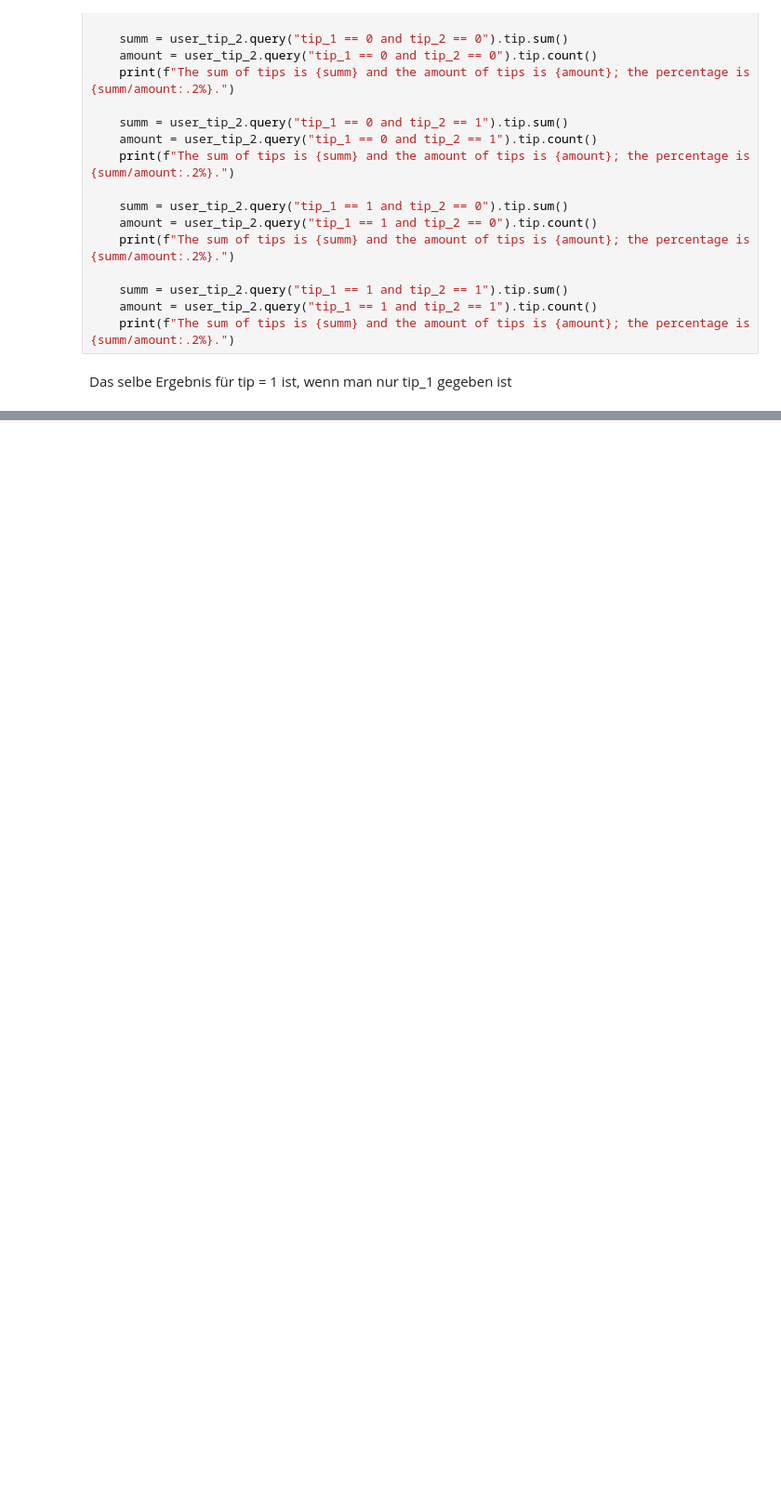
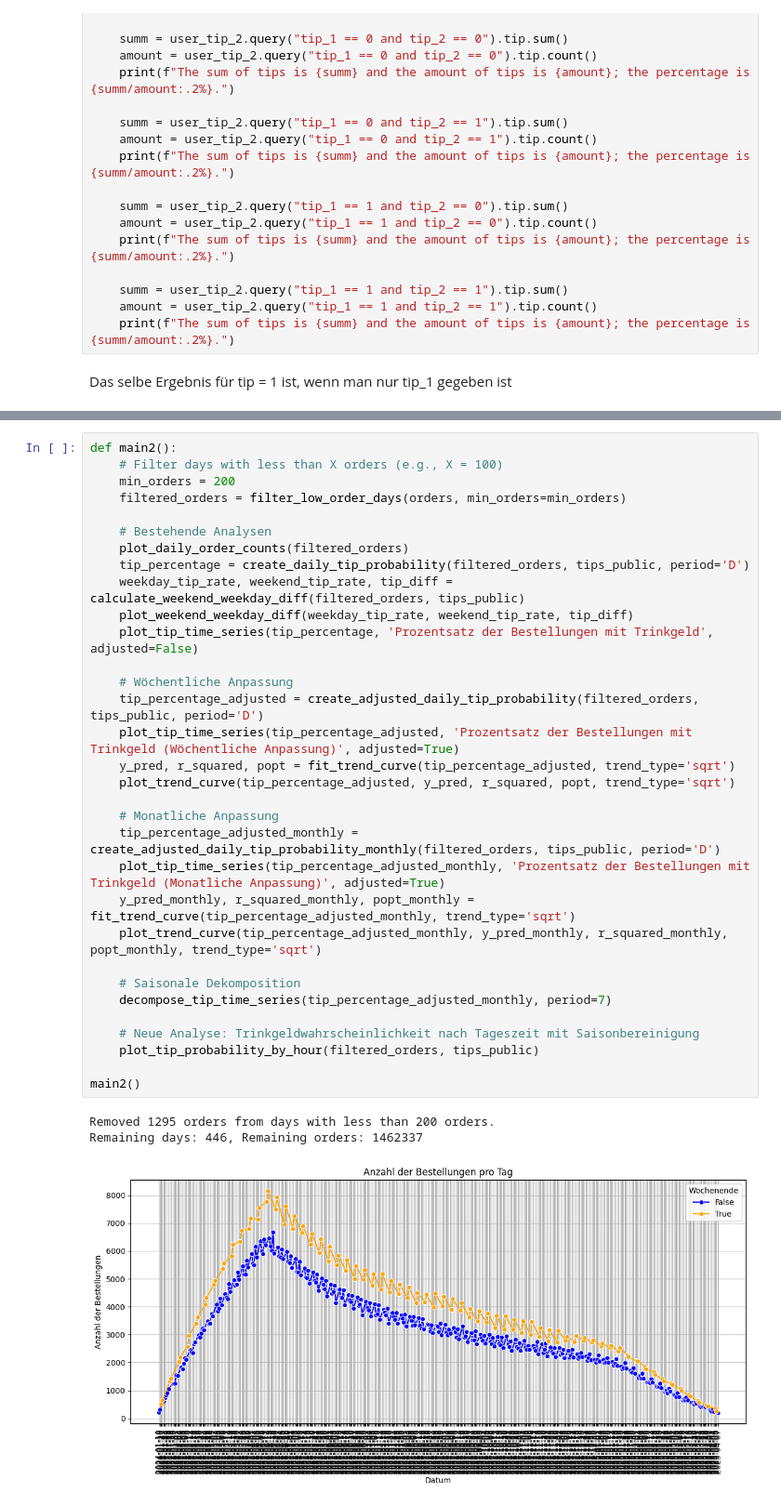
Before and after one commit to tobiiu/DABI-2, a Jupyter notebook: nebenfunktionen2.ipynb, the cells around one changed output, grey strips where cells are left out. Shown at 93% size. Saved outputs shown, nothing was run; the diff lists cells and outputs as text; blank space fills up the shorter version.

```diff
--- a/nebenfunktionen2.ipynb
+++ b/nebenfunktionen2.ipynb
@@ -651,0 +739,36 @@ Das selbe Ergebnis für tip = 1 ist, wenn man nur tip_1 gegeben ist
+# %%
+def main2():
+    # Filter days with less than X orders (e.g., X = 100)
+    min_orders = 200
+    filtered_orders = filter_low_order_days(orders, min_orders=min_orders)
+
+    # Bestehende Analysen
+    plot_daily_order_counts(filtered_orders)
+    tip_percentage = create_daily_tip_probability(filtered_orders, tips_public, period='D')
+    weekday_tip_rate, weekend_tip_rate, tip_diff = calculate_weekend_weekday_diff(filtered_orders, tips_public)
+    plot_weekend_weekday_diff(weekday_tip_rate, weekend_tip_rate, tip_diff)
+    plot_tip_time_series(tip_percentage, 'Prozentsatz der Bestellungen mit Trinkgeld', adjusted=False)
+
+    # Wöchentliche Anpassung
+    tip_percentage_adjusted = create_adjusted_daily_tip_probability(filtered_orders, tips_public, period='D')
+    plot_tip_time_series(tip_percentage_adjusted, 'Prozentsatz der Bestellungen mit Trinkgeld (Wöchentliche Anpassung)', adjusted=True)
+    y_pred, r_squared, popt = fit_trend_curve(tip_percentage_adjusted, trend_type='sqrt')
+    plot_trend_curve(tip_percentage_adjusted, y_pred, r_squared, popt, trend_type='sqrt')
+
+    # Monatliche Anpassung
+    tip_percentage_adjusted_monthly = create_adjusted_daily_tip_probability_monthly(filtered_orders, tips_public, period='D')
+    plot_tip_time_series(tip_percentage_adjusted_monthly, 'Prozentsatz der Bestellungen mit Trinkgeld (Monatliche Anpassung)', adjusted=True)
+    y_pred_monthly, r_squared_monthly, popt_monthly = fit_trend_curve(tip_percentage_adjusted_monthly, trend_type='sqrt')
+    plot_trend_curve(tip_percentage_adjusted_monthly, y_pred_monthly, r_squared_monthly, popt_monthly, trend_type='sqrt')
+
+    # Saisonale Dekomposition
+    decompose_tip_time_series(tip_percentage_adjusted_monthly, period=7)
+
+    # Neue Analyse: Trinkgeldwahrscheinlichkeit nach Tageszeit mit Saisonbereinigung
+    plot_tip_probability_by_hour(filtered_orders, tips_public)
+
+main2()
+# %% [output]
+Removed 1295 orders from days with less than 200 orders.
+Remaining days: 446, Remaining orders: 1462337
+[figure, added]
```
Also changed, not shown: parts of 9 cells of this notebook.
